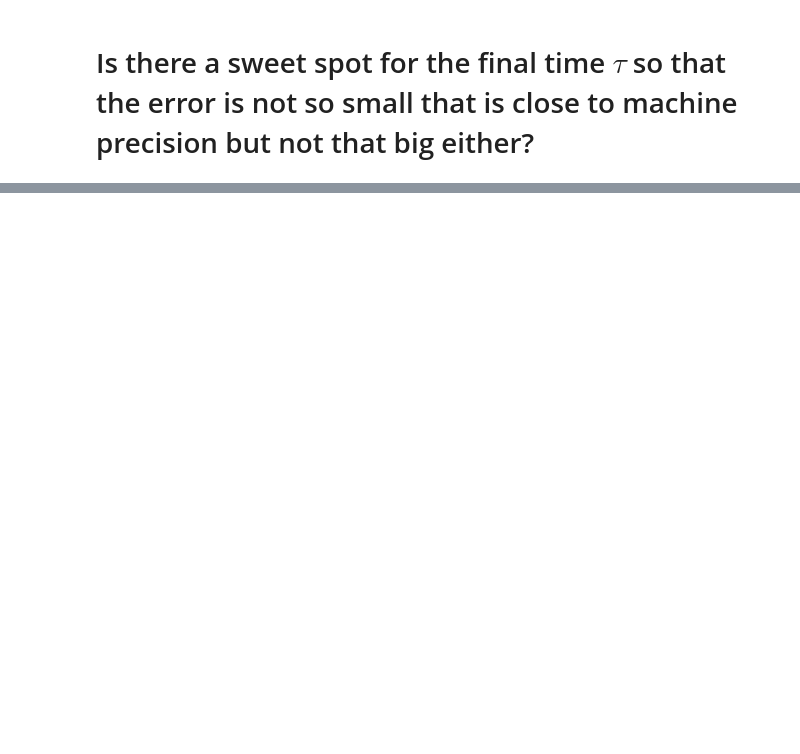
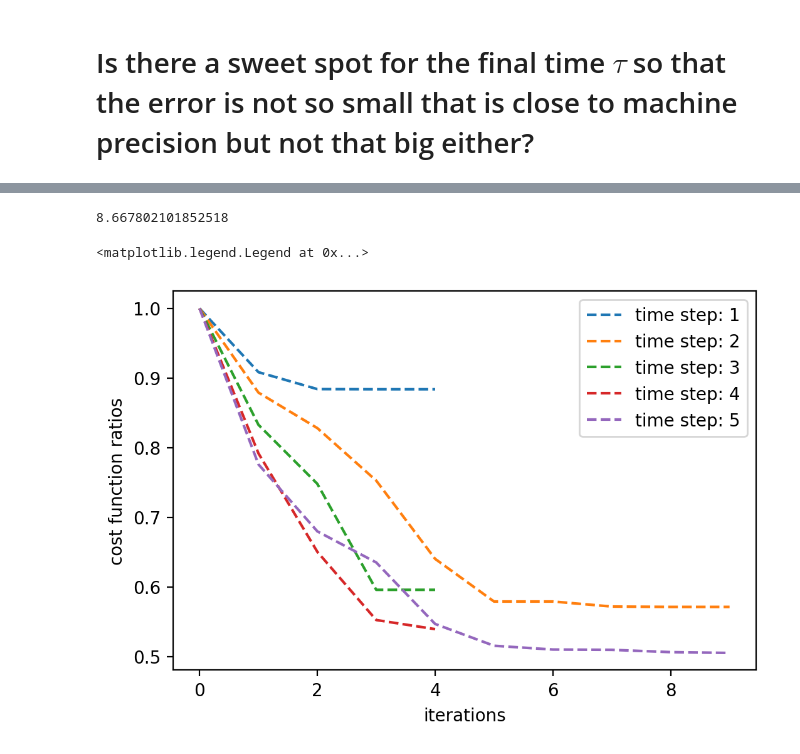
Before and after one commit to EmilianoG-byte/opentn, a Jupyter notebook: experiments/trust_region_taus.ipynb, the cells around one changed output, grey strips where cells are left out. Drawn from its saved outputs; the diff is of its cells as text; code cells hidden in the pictures; blank space fills up the shorter version.

```diff
--- a/experiments/trust_region_taus.ipynb
+++ b/experiments/trust_region_taus.ipynb
@@ -16,0 +78,4 @@ exp_Lvec, exp_Lvec_odd, exp_Lvec_even = create_trotter_layers([Lvec, Lvec_odd, L
+# %%
+xs_timestep_3_tau_4 = [super2ortho(x.real, rank=2) for x in get_kitaev_trotter_local_ansatz(gamma, tau, n=3)]
+xs_timestep_3_tau_4_opt, f_timestep_3_tau_4_opt, radius_timestep_3_tau_4_opt = riemannian_trust_region_optimize(
+    f_stiefel, retract_stiefel, grad_stiefel, hessian_stiefel, xs_timestep_3_tau_4, save_x=True, niter=5)
@@ -16,0 +100,4 @@ exp_Lvec, exp_Lvec_odd, exp_Lvec_even = create_trotter_layers([Lvec, Lvec_odd, L
+# %%
+xs_timestep_4_tau_4 = [super2ortho(x.real, rank=2) for x in get_kitaev_trotter_local_ansatz(gamma, tau, n=4)]
+xs_timestep_4_tau_4_opt, f_timestep_4_tau_4_opt, radius_timestep_4_tau_4_opt = riemannian_trust_region_optimize(
+    f_stiefel, retract_stiefel, grad_stiefel, hessian_stiefel, xs_timestep_4_tau_4, save_x=True, niter=5)
@@ -16,0 +122,4 @@ exp_Lvec, exp_Lvec_odd, exp_Lvec_even = create_trotter_layers([Lvec, Lvec_odd, L
+# %%
+xs_timestep_5_tau_4 = [super2ortho(x.real, rank=2) for x in get_kitaev_trotter_local_ansatz(gamma, tau, n=5)]
+xs_timestep_5_tau_4_opt, f_timestep_5_tau_4_opt, radius_timestep_5_tau_4_opt = riemannian_trust_region_optimize(
+    f_stiefel, retract_stiefel, grad_stiefel, hessian_stiefel, xs_timestep_5_tau_4, save_x=True, niter=10)
@@ -16,0 +144,7 @@ exp_Lvec, exp_Lvec_odd, exp_Lvec_even = create_trotter_layers([Lvec, Lvec_odd, L
+# %%
+# cost function ratios for different time steps
+ratios_tau_4_ts_1 = [cost/f_timestep_1_tau_4_opt[0] for cost in f_timestep_1_tau_4_opt]
+ratios_tau_4_ts_2 = [cost/f_timestep_2_tau_4_opt[0] for cost in f_timestep_2_tau_4_opt]
+ratios_tau_4_ts_3 = [cost/f_timestep_3_tau_4_opt[0] for cost in f_timestep_3_tau_4_opt]
+ratios_tau_4_ts_4 = [cost/f_timestep_4_tau_4_opt[0] for cost in f_timestep_4_tau_4_opt]
+ratios_tau_4_ts_5= [cost/f_timestep_5_tau_4_opt[0] for cost in f_timestep_5_tau_4_opt]
@@ -16,0 +176,20 @@ exp_Lvec, exp_Lvec_odd, exp_Lvec_even = create_trotter_layers([Lvec, Lvec_odd, L
+# %%
+norm_4 = np.linalg.norm(exp_Lvec_4, ord='fro')
+print(norm_4)
+error_suzuki_tau_4_scaled = [e/norm_4 for e in error_suzuki_tau_4]
+error_stiefel_tau_4_scaled = [e/norm_4 for e in error_stiefel_tau_4]
+# %% [output]
+8.667802101852518
+# %%
+plt.figure(dpi=200)
+plt.ylabel('cost function ratios')
+plt.xlabel('iterations')
+plt.plot(ratios_tau_4_ts_1, '--', label='time step: 1')
+plt.plot(ratios_tau_4_ts_2, '--', label='time step: 2')
+plt.plot(ratios_tau_4_ts_3 , '--', label='time step: 3')
+plt.plot(ratios_tau_4_ts_4 , '--', label='time step: 4')
+plt.plot(ratios_tau_4_ts_5 , '--', label='time step: 5')
+plt.legend()
+# %% [output]
+<matplotlib.legend.Legend at 0x...>
+[figure, added]
```
Also changed, not shown: parts of 50 cells of this notebook, 2 other files.
